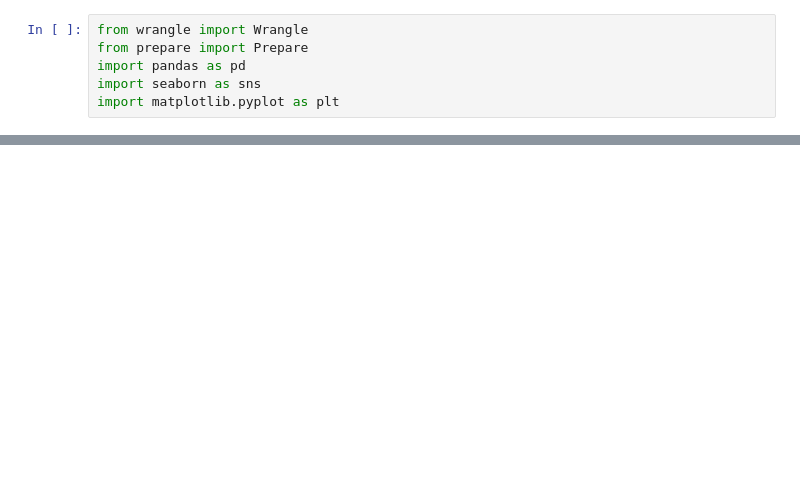
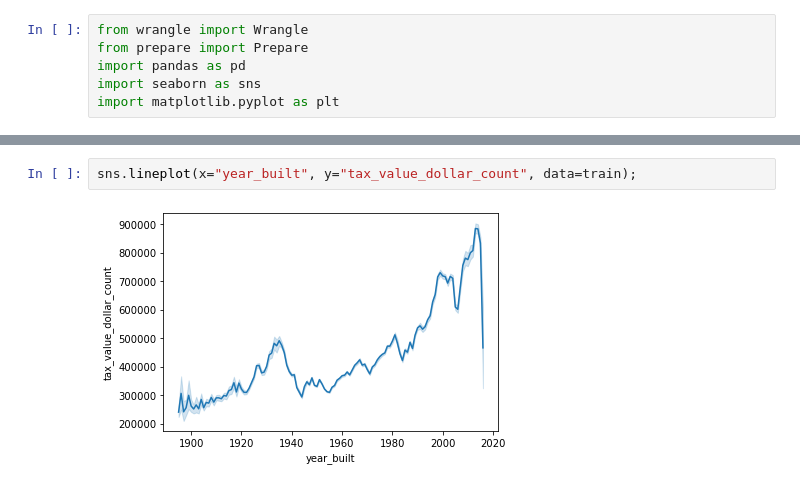
Before and after one commit to scottschmidl/zillow_housing_prices, a Jupyter notebook: explore.ipynb, the cells around one changed output, grey strips where cells are left out. Drawn from its saved outputs; the diff is of its cells as text; blank space fills up the shorter version.

```diff
--- a/explore.ipynb
+++ b/explore.ipynb
@@ -16,0 +29,4 @@ train.head()
+# %%
+sns.lineplot(x="year_built", y="tax_value_dollar_count", data=train);
+# %% [output]
+[figure, added]
```
Also changed, not shown: parts of 3 cells of this notebook.
